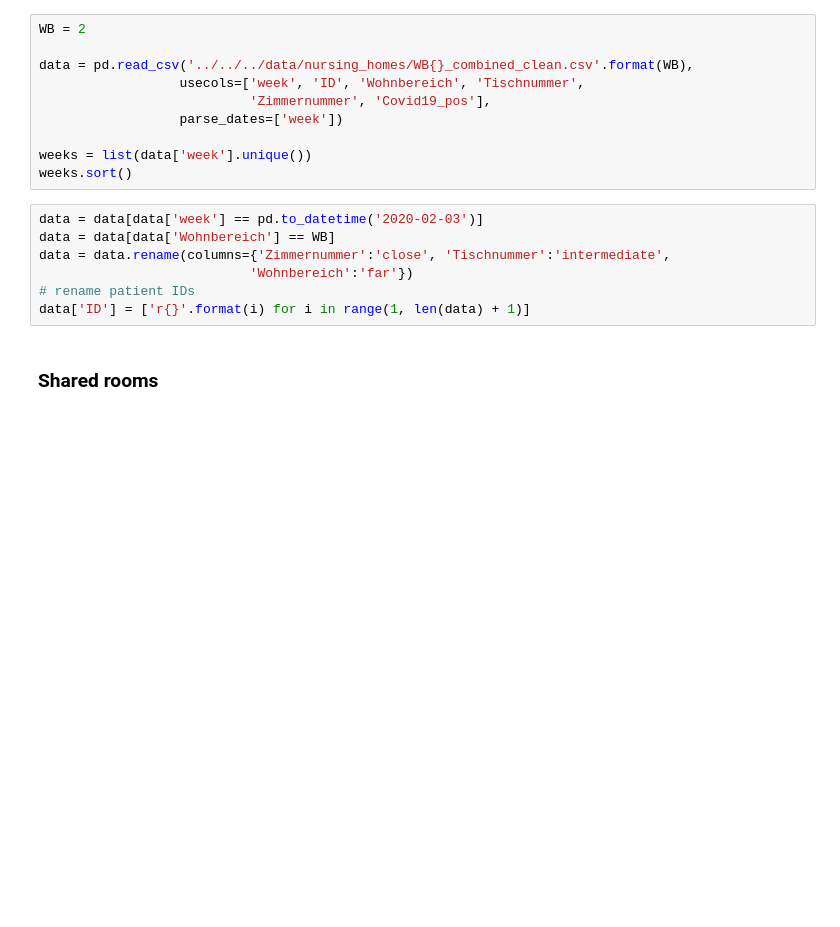
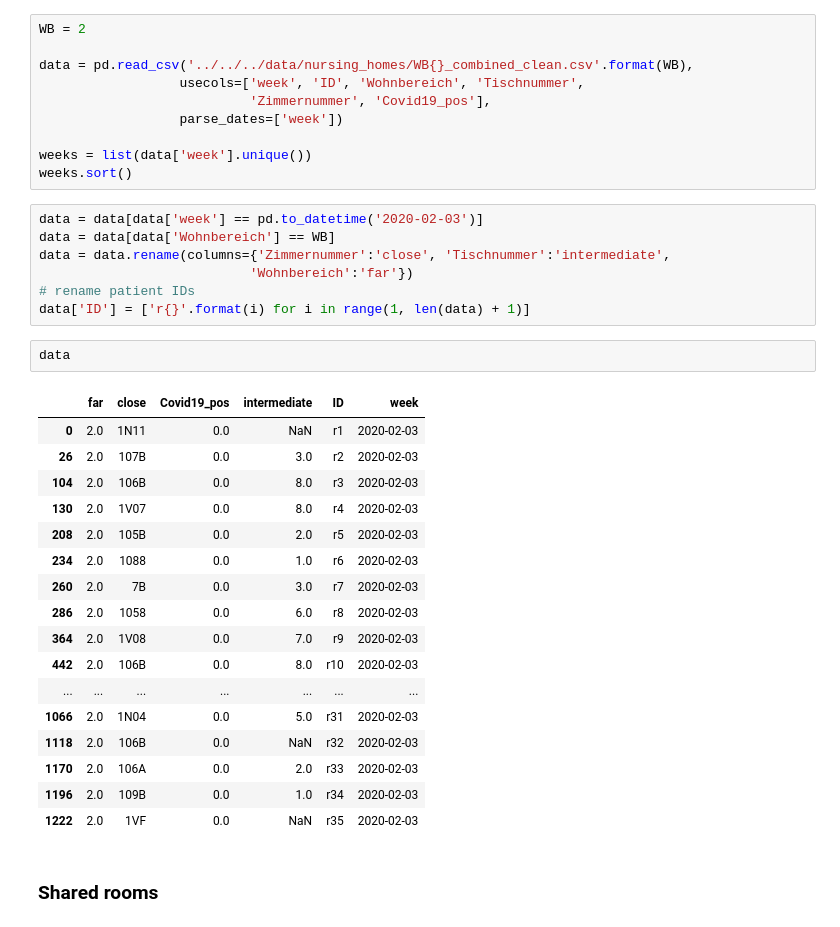
Before and after one commit to JanaLasser/agent_based_COVID_SEIRX, a Jupyter notebook: nursing_home/parse_static_networks.ipynb, the cells around one changed output. Saved outputs shown, nothing was run; the diff lists cells and outputs as text; blank space fills up the shorter version.

```diff
--- a/nursing_home/parse_static_networks.ipynb
+++ b/nursing_home/parse_static_networks.ipynb
@@ -31,6 +31,26 @@ data = data.rename(columns={'Zimmernummer':'close', 'Tischnummer':'intermediate'
                            'Wohnbereich':'far'})
 # rename patient IDs
 data['ID'] = ['r{}'.format(i) for i in range(1, len(data) + 1)]
+# %%
+data
+# %% [output]
+|  | far | close | Covid19_pos | intermediate | ID | week |
+| 0 | 2.0 | 1N11 | 0.0 | NaN | r1 | 2020-02-03 |
+| 26 | 2.0 | 107B | 0.0 | 3.0 | r2 | 2020-02-03 |
+| 104 | 2.0 | 106B | 0.0 | 8.0 | r3 | 2020-02-03 |
+| 130 | 2.0 | 1V07 | 0.0 | 8.0 | r4 | 2020-02-03 |
+| 208 | 2.0 | 105B | 0.0 | 2.0 | r5 | 2020-02-03 |
+| 234 | 2.0 | 1088 | 0.0 | 1.0 | r6 | 2020-02-03 |
+| 260 | 2.0 | 7B | 0.0 | 3.0 | r7 | 2020-02-03 |
+| 286 | 2.0 | 1058 | 0.0 | 6.0 | r8 | 2020-02-03 |
+| 364 | 2.0 | 1V08 | 0.0 | 7.0 | r9 | 2020-02-03 |
+| 442 | 2.0 | 106B | 0.0 | 8.0 | r10 | 2020-02-03 |
+| ... | ... | ... | ... | ... | ... | ... |
+| 1066 | 2.0 | 1N04 | 0.0 | 5.0 | r31 | 2020-02-03 |
+| 1118 | 2.0 | 106B | 0.0 | NaN | r32 | 2020-02-03 |
+| 1170 | 2.0 | 106A | 0.0 | 2.0 | r33 | 2020-02-03 |
+| 1196 | 2.0 | 109B | 0.0 | 1.0 | r34 | 2020-02-03 |
+| 1222 | 2.0 | 1VF | 0.0 | NaN | r35 | 2020-02-03 |
 # %% [markdown]
 ### Shared rooms
 # %%
```
Also changed, not shown: 3 other files.
